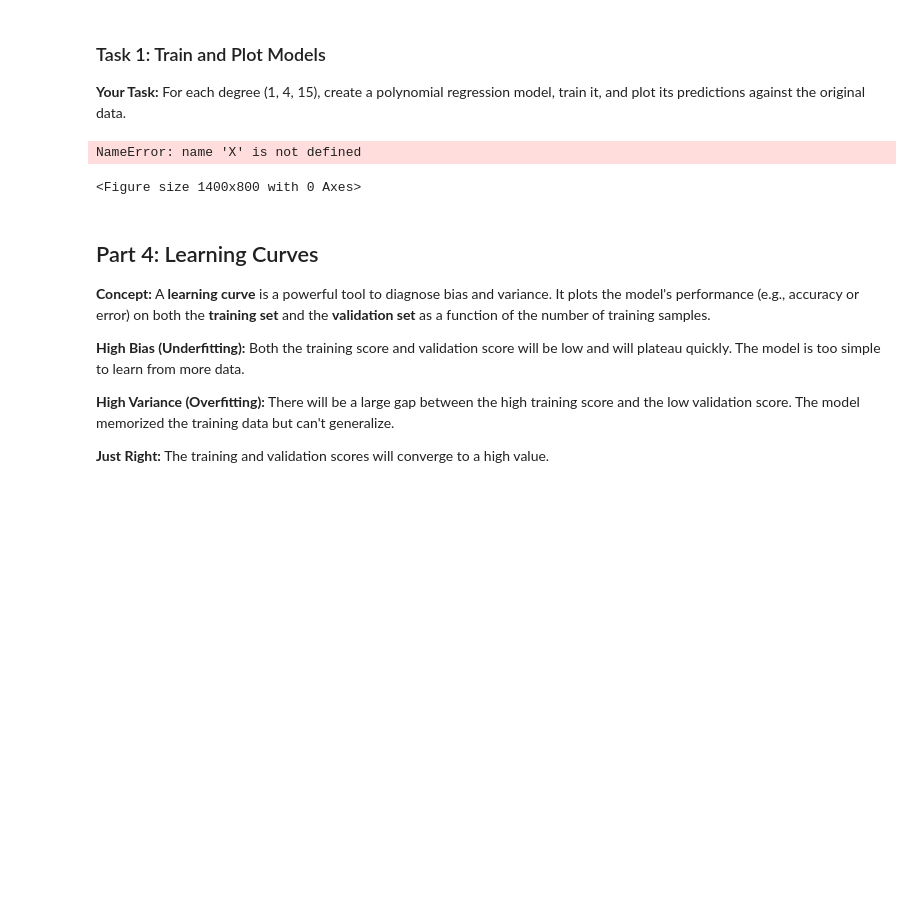
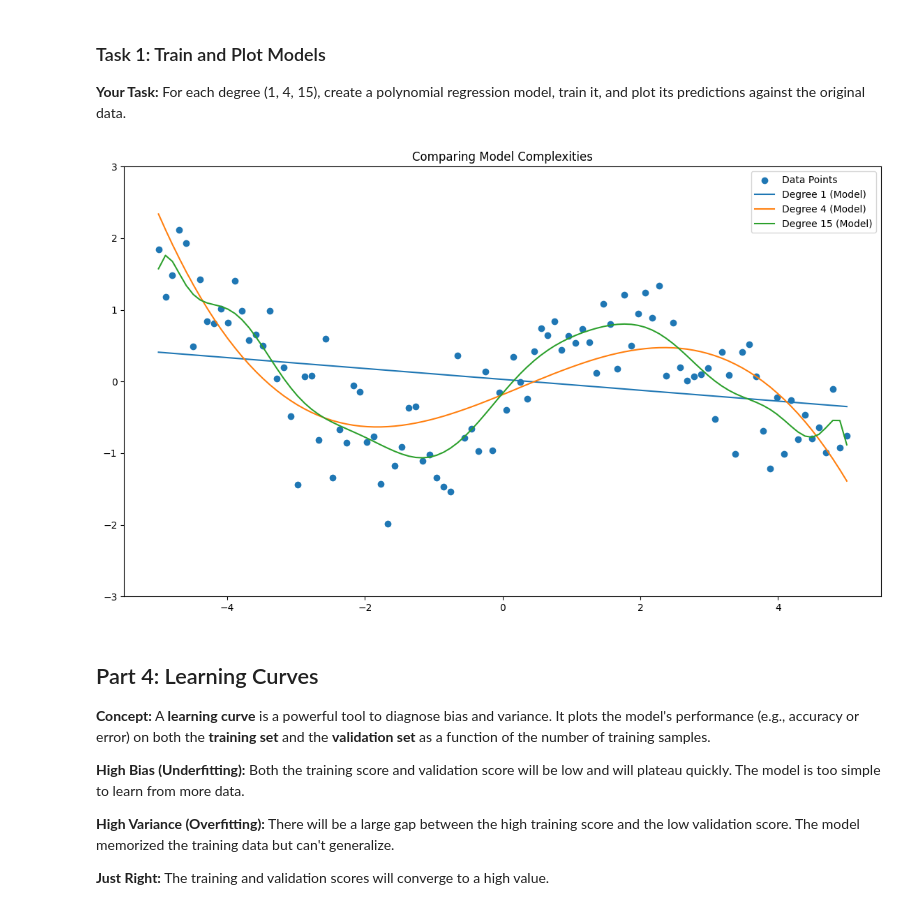
Before and after one commit to cotieno707/ITAI_ML_FirstRepo_Collins_Otieno, a Jupyter notebook: Module_08_Lab_Bias_Variance_Tradeoff.ipynb, the cells around one changed output. Drawn from its saved outputs; the diff is of its cells as text; code cells hidden in the pictures; blank space fills up the shorter version.

```diff
--- a/Module_08_Lab_Bias_Variance_Tradeoff.ipynb
+++ b/Module_08_Lab_Bias_Variance_Tradeoff.ipynb
@@ -32,26 +32,36 @@ We will use **Polynomial Regression** to control model complexity. A polynomial
 ### Task 1: Train and Plot Models
 **Your Task:** For each degree (1, 4, 15), create a polynomial regression model, train it, and plot its predictions against the original data.
 # %%
-# --- ENTER YOUR CODE HERE ---
+import numpy as np
+import matplotlib.pyplot as plt
+from sklearn.pipeline import make_pipeline
+from sklearn.preprocessing import PolynomialFeatures
+from sklearn.linear_model import LinearRegression
+
+# Generate some synthetic data (copied from cell 3GQtT1QTujPe)
+np.random.seed(0)
+X = np.linspace(-5, 5, 100)
+y = np.sin(X) + np.random.normal(0, 0.5, 100)
+X = X[:, np.newaxis]
+
 plt.figure(figsize=(14, 8))
 plt.scatter(X, y, label='Data Points')
 degrees = [1, 4, 15]
 for degree in degrees:
  # 1. Create a pipeline that adds polynomial features and then fits a linear regression model
  model = make_pipeline(PolynomialFeatures(degree), LinearRegression())
  # 2. Train the model
  model.fit(X, y)
  # 3. Make predictions
  y_pred = model.predict(X)
  # 4. Plot the model's predictions
  plt.plot(X, y_pred, label=f'Degree {degree} (Model)')
 plt.legend()
 plt.title('Comparing Model Complexities')
 plt.ylim(-3, 3)
 plt.show()
 # %% [output]
-NameError: name 'X' is not defined
-<Figure size 1400x800 with 0 Axes>
+[figure, added]
 # %% [markdown]
 ## Part 4: Learning Curves
 **Concept:** A **learning curve** is a powerful tool to diagnose bias and variance. It plots the model's performance (e.g., accuracy or error) on both the **training set** and the **validation set** as a function of the number of training samples.
```
Also changed, not shown: parts of 2 cells of this notebook.
